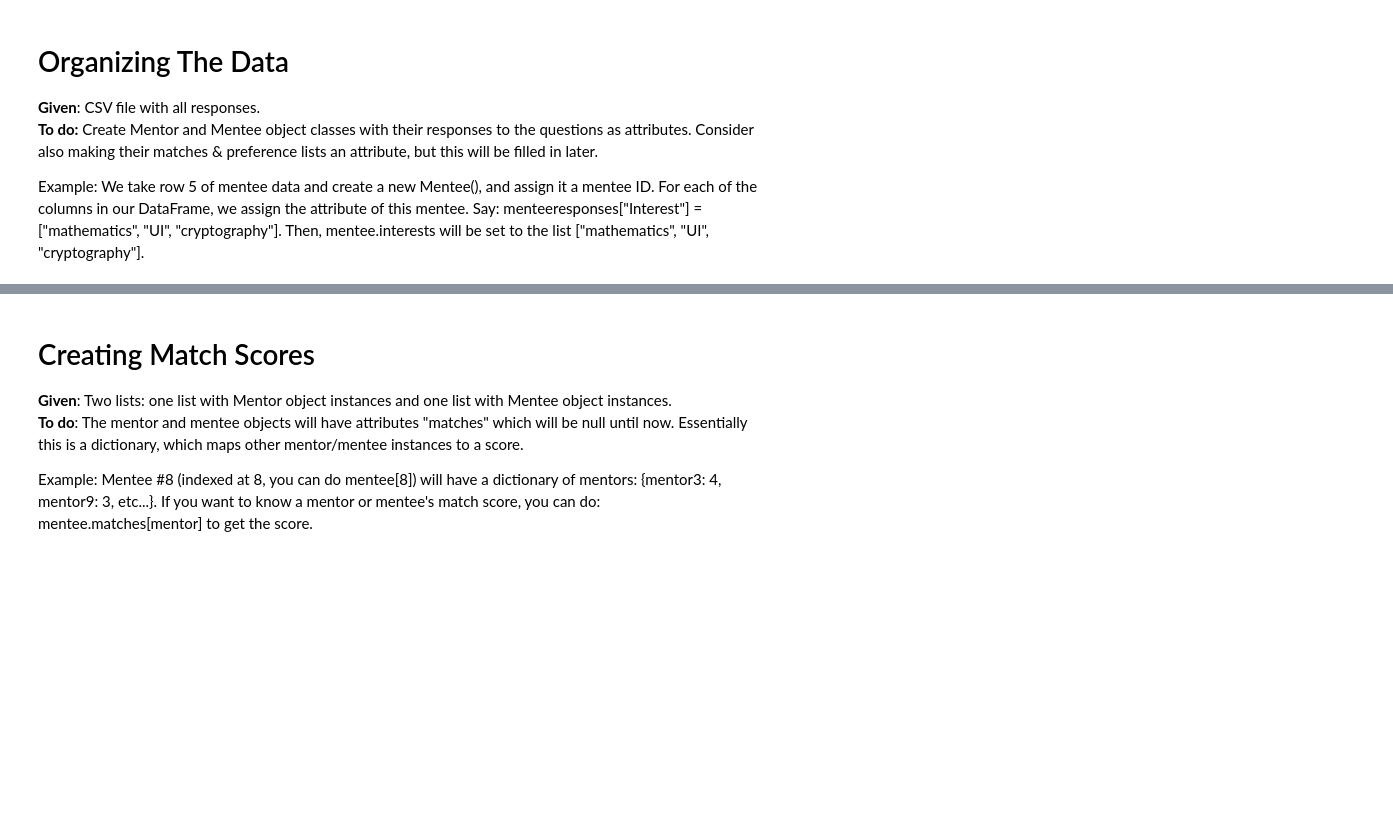
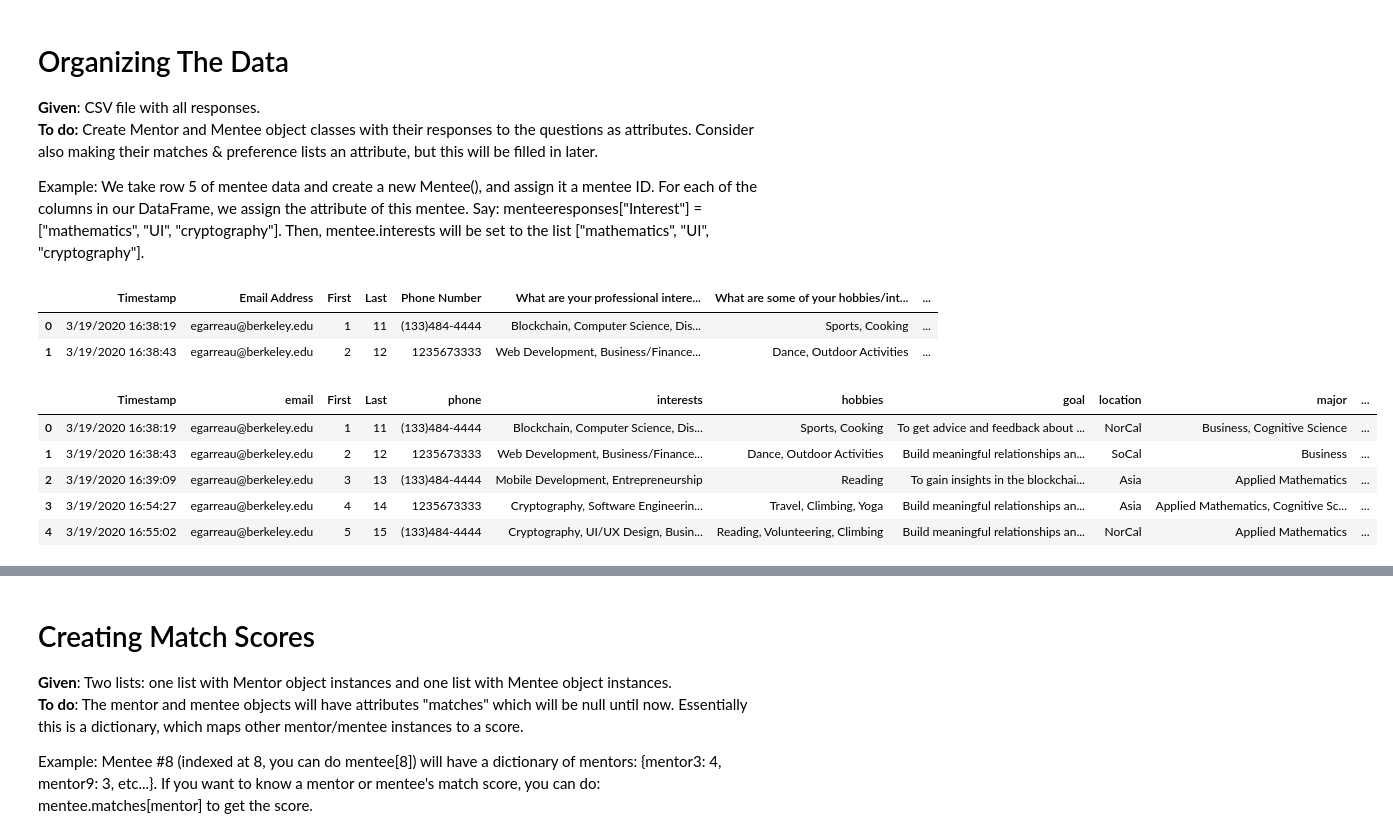
Before and after one commit to elysegarreau/ursatechmentorshipmatching, a Jupyter notebook: she256 Mentorship Matching Project.ipynb, the cells around one changed output, grey strips where cells are left out. Saved outputs shown, nothing was run; the diff lists cells and outputs as text; code cells hidden in the pictures; blank space fills up the shorter version.

```diff
--- a/she256 Mentorship Matching Project.ipynb
+++ b/she256 Mentorship Matching Project.ipynb
@@ -10,3 +13,10 @@ Mentee Application: https://docs.google.com/forms/d/e/1FAIpQLScv19zMeVa7rVGo3M2v
 
 
 Example: We take row 5 of mentee data and create a new Mentee(), and assign it a mentee ID. For each of the columns in our DataFrame, we assign the attribute of this mentee. Say: menteeresponses["Interest"] = ["mathematics", "UI", "cryptography"]. Then, mentee.interests will be set to the list ["mathematics", "UI", "cryptography"].
+# %%
+mentees = pd.read_csv("samplementee.csv")
+mentees.head(2)
+# %% [output]
+|  | Timestamp | Email Address | First | Last | Phone Number | What are your professional intere... | What are some of your hobbies/int... | ... |
+| 0 | 3/19/2020 16:38:19 | egarreau@berkeley.edu | 1 | 11 | (133)484-4444 | Blockchain, Computer Science, Dis... | Sports, Cooking | ... |
+| 1 | 3/19/2020 16:38:43 | egarreau@berkeley.edu | 2 | 12 | 1235673333 | Web Development, Business/Finance... | Dance, Outdoor Activities | ... |
@@ -12,0 +27,27 @@ Example: We take row 5 of mentee data and create a new Mentee(), and assign it a
+# %%
+#changing the columns
+re = {"What are your professional interests/passions?": "interests",
+     "Phone Number": "phone",
+     "Email Address": "email",
+     "What are some of your hobbies/interests?": "hobbies",
+     "What is your main goal for this mentorship program?": "goal",
+     "Where are you geographically located?": "location",
+     "What is your major or intended major?": "major",
+     "What is your dream occupation?": "dream_job",
+     "What is your Myers-Briggs personality type?": "personality",
+     "On a scale of 1 to 5, how introverted or extraverted are you?": "introversion",
+     "Would you like to be paired with someone who is extraverted or introverted, or are both fine?": "introversion_pair",
+     "How often can you/do you intend to meet with your mentor?": "how_often",
+     "What is your experience with blockchain?": "blockchain_experience",
+     "On a scale of 1 to 5, what is your level of technical expertise?": "technical_expertise",
+     "Why are you interested in blockchain?":"why_blockchain",
+     "Why do you think blockchain is important?":"blockchain_importance"}
+mentees = mentees.rename(columns=re)
+mentees.head()
+# %% [output]
+|  | Timestamp | email | First | Last | phone | interests | hobbies | goal | location | major | ... |
+| 0 | 3/19/2020 16:38:19 | egarreau@berkeley.edu | 1 | 11 | (133)484-4444 | Blockchain, Computer Science, Dis... | Sports, Cooking | To get advice and feedback about ... | NorCal | Business, Cognitive Science | ... |
+| 1 | 3/19/2020 16:38:43 | egarreau@berkeley.edu | 2 | 12 | 1235673333 | Web Development, Business/Finance... | Dance, Outdoor Activities | Build meaningful relationships an... | SoCal | Business | ... |
+| 2 | 3/19/2020 16:39:09 | egarreau@berkeley.edu | 3 | 13 | (133)484-4444 | Mobile Development, Entrepreneurship | Reading | To gain insights in the blockchai... | Asia | Applied Mathematics | ... |
+| 3 | 3/19/2020 16:54:27 | egarreau@berkeley.edu | 4 | 14 | 1235673333 | Cryptography, Software Engineerin... | Travel, Climbing, Yoga | Build meaningful relationships an... | Asia | Applied Mathematics, Cognitive Sc... | ... |
+| 4 | 3/19/2020 16:55:02 | egarreau@berkeley.edu | 5 | 15 | (133)484-4444 | Cryptography, UI/UX Design, Busin... | Reading, Volunteering, Climbing | Build meaningful relationships an... | NorCal | Applied Mathematics | ... |
```
Also changed, not shown: parts of 10 cells of this notebook.
